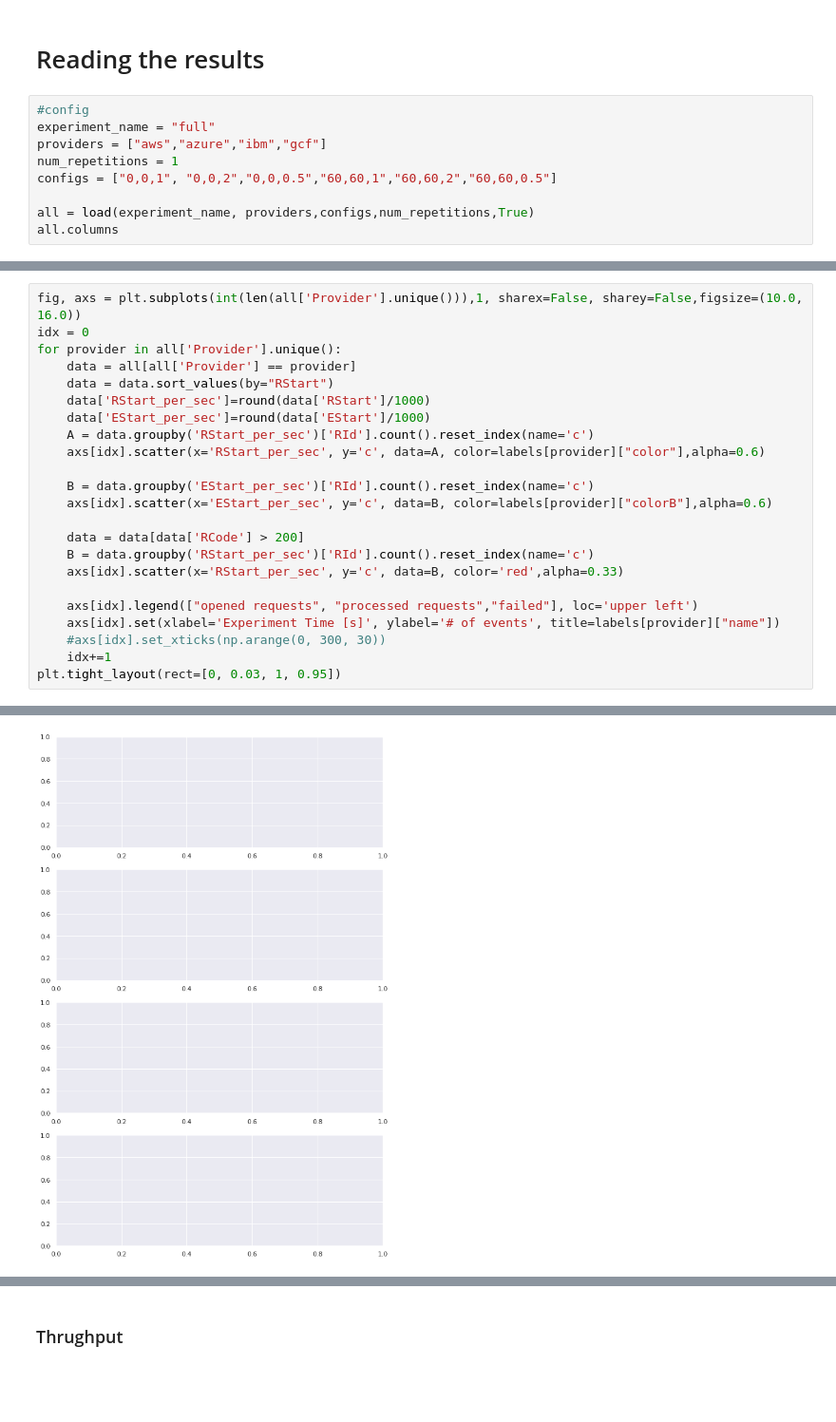
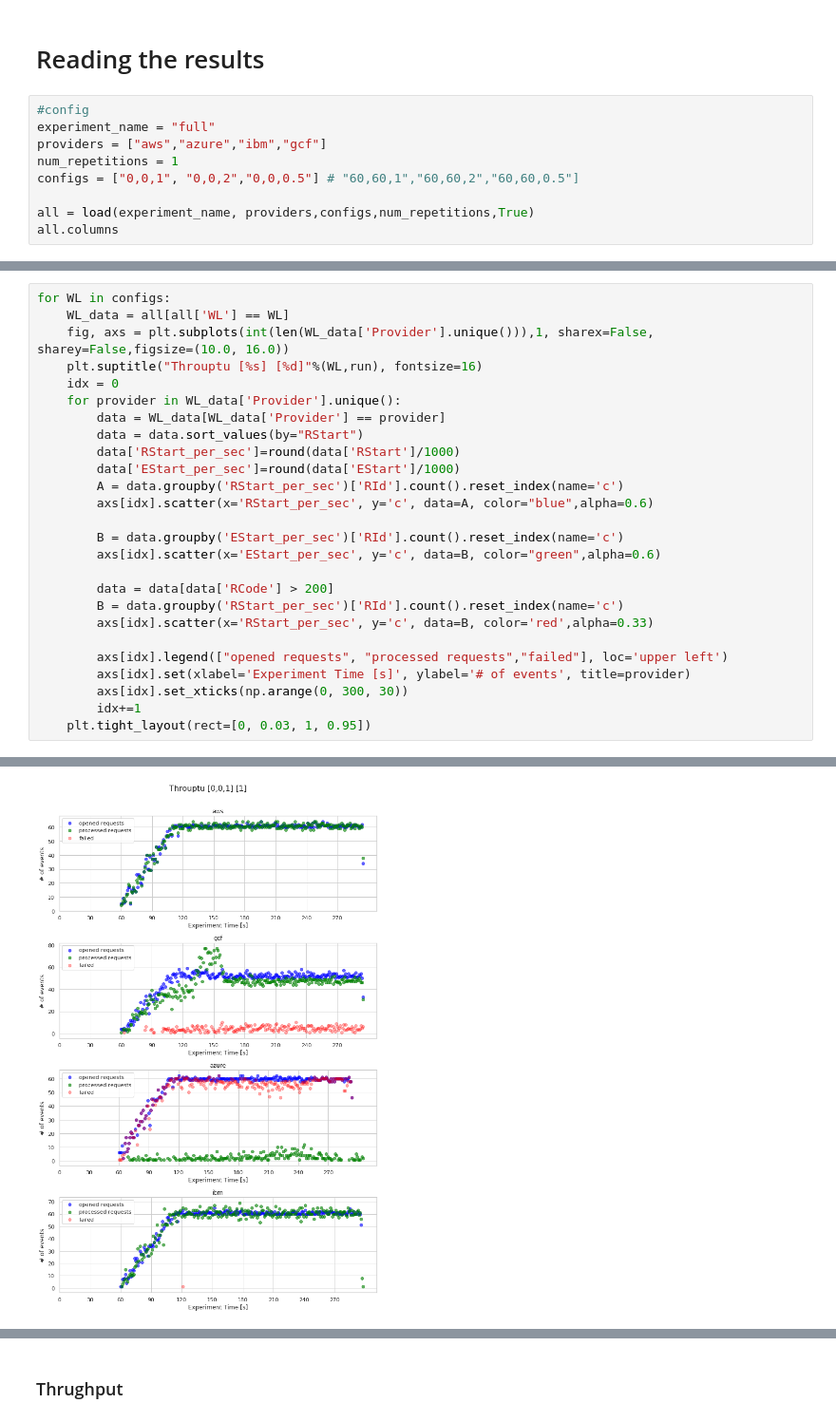
Before and after one commit to tawalaya/FaaSElasticityEngineering, a Jupyter notebook: Template.ipynb, the cells around one changed output, grey strips where cells are left out. Shown at 95% size. Cells and saved outputs as stored; diff of their text form; blank space fills up the shorter version.

```diff
--- a/Template.ipynb
+++ b/Template.ipynb
@@ -18,7 +18,7 @@ experiment_phase_labels = [*experiment_phase]
 experiment_name = "full"
 providers = ["aws","azure","ibm","gcf"]
 num_repetitions = 1
-configs = ["0,0,1", "0,0,2","0,0,0.5","60,60,1","60,60,2","60,60,0.5"]
+configs = ["0,0,1", "0,0,2","0,0,0.5"] # "60,60,1","60,60,2","60,60,0.5"]
 
 all = load(experiment_name, providers,configs,num_repetitions,True)
 all.columns
@@ -56,24 +37,27 @@ Index(['RId', 'WL', 'CId', 'CStart', 'ELat', 'RSuccess', 'Phase', 'RStart',
 # %%
-fig, axs = plt.subplots(int(len(all['Provider'].unique())),1, sharex=False, sharey=False,figsize=(10.0, 16.0))
-idx = 0
-for provider in all['Provider'].unique():
-    data = all[all['Provider'] == provider]
-    data = data.sort_values(by="RStart")
-    data['RStart_per_sec']=round(data['RStart']/1000)
-    data['EStart_per_sec']=round(data['EStart']/1000)
-    A = data.groupby('RStart_per_sec')['RId'].count().reset_index(name='c')
-    axs[idx].scatter(x='RStart_per_sec', y='c', data=A, color=labels[provider]["color"],alpha=0.6)
+for WL in configs:
+    WL_data = all[all['WL'] == WL]
+    fig, axs = plt.subplots(int(len(WL_data['Provider'].unique())),1, sharex=False, sharey=False,figsize=(10.0, 16.0))
+    plt.suptitle("Throuptu [%s] [%d]"%(WL,run), fontsize=16)
+    idx = 0
+    for provider in WL_data['Provider'].unique():
+        data = WL_data[WL_data['Provider'] == provider]
+        data = data.sort_values(by="RStart")
+        data['RStart_per_sec']=round(data['RStart']/1000)
+        data['EStart_per_sec']=round(data['EStart']/1000)
+        A = data.groupby('RStart_per_sec')['RId'].count().reset_index(name='c')
+        axs[idx].scatter(x='RStart_per_sec', y='c', data=A, color="blue",alpha=0.6)
 
-    B = data.groupby('EStart_per_sec')['RId'].count().reset_index(name='c')
-    axs[idx].scatter(x='EStart_per_sec', y='c', data=B, color=labels[provider]["colorB"],alpha=0.6)
+        B = data.groupby('EStart_per_sec')['RId'].count().reset_index(name='c')
+        axs[idx].scatter(x='EStart_per_sec', y='c', data=B, color="green",alpha=0.6)
 
-    data = data[data['RCode'] > 200]
-    B = data.groupby('RStart_per_sec')['RId'].count().reset_index(name='c')
-    axs[idx].scatter(x='RStart_per_sec', y='c', data=B, color='red',alpha=0.33)
+        data = data[data['RCode'] > 200]
+        B = data.groupby('RStart_per_sec')['RId'].count().reset_index(name='c')
+        axs[idx].scatter(x='RStart_per_sec', y='c', data=B, color='red',alpha=0.33)
 
-    axs[idx].legend(["opened requests", "processed requests","failed"], loc='upper left')
-    axs[idx].set(xlabel='Experiment Time [s]', ylabel='# of events', title=labels[provider]["name"])
-    #axs[idx].set_xticks(np.arange(0, 300, 30))
-    idx+=1
-plt.tight_layout(rect=[0, 0.03, 1, 0.95])
+        axs[idx].legend(["opened requests", "processed requests","failed"], loc='upper left')
+        axs[idx].set(xlabel='Experiment Time [s]', ylabel='# of events', title=provider)
+        axs[idx].set_xticks(np.arange(0, 300, 30))
+        idx+=1
+    plt.tight_layout(rect=[0, 0.03, 1, 0.95])
 # %% [output]
@@ -81 +64 @@ NameError: name 'labels' is not defined
-[figure, old version]
+[figure, new version]
```
Also changed, not shown: parts of 17 cells of this notebook, 1 other file.
